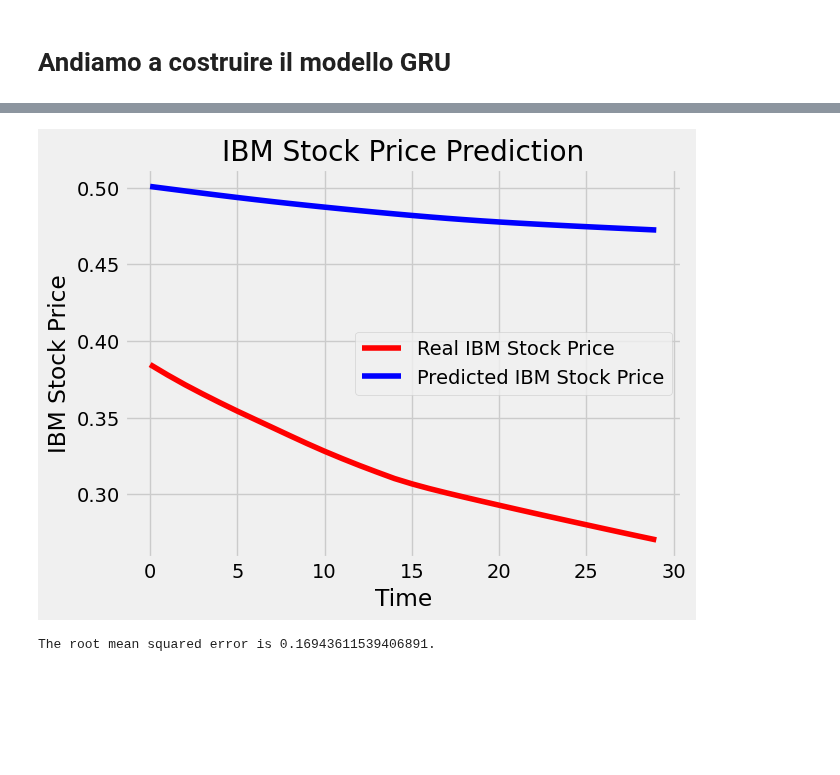
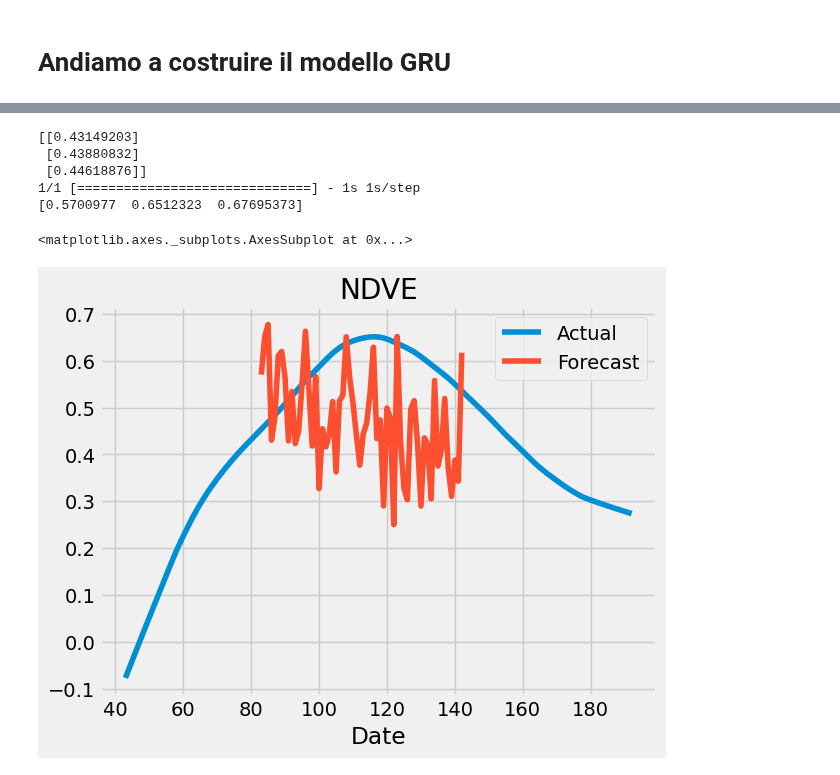
Before and after one commit to Simone-Scalella/AgriVision2022, a Jupyter notebook: GruEasy2.ipynb, the cells around one changed output, grey strips where cells are left out. Saved outputs shown, nothing was run; the diff lists cells and outputs as text; code cells hidden in the pictures; blank space fills up the shorter version.

```diff
--- a/GruEasy2.ipynb
+++ b/GruEasy2.ipynb
@@ -355,10 +341,33 @@ GRU_predicted_stock_price = sc.inverse_transform(GRU_predicted_stock_price)
-# %%
-# Visualizing the results for GRU
-plot_predictions(test_set,GRU_predicted_stock_price)
-# %% [output]
-[figure, removed]
-# %%
-# Evaluating GRU
-return_rmse(test_set,GRU_predicted_stock_price)
-# %% [output]
-The root mean squared error is 0.16943611539406891.
+# %%
+dataset_total = np.reshape(NDVI[90].data_matrix.flatten(),(NDVI[90].data_matrix.flatten().shape[0],1))
+starttime = 10
+stoptime = starttime+n_lookback
+inputs = dataset_total[starttime:stoptime] # generare "l'ultima sequenza disponibile"
+print(inputs[-3:])
+inputs  = sc.transform(inputs)
+inputs = inputs.reshape(1, n_lookback, 1)
+
+predicted_stock_price = regressorGRU.predict(inputs)
+predicted_stock_price = sc.inverse_transform(predicted_stock_price)
+print(predicted_stock_price[0][:3])
+
+# organize the results in a data frame
+Days = range(43,193)
+df_past = pd.DataFrame(columns=['Date', 'Actual'])
+df_past['Date'] = Days
+df_past['Actual'] = dataset_total
+
+df_future = pd.DataFrame(columns=['Date', 'Actual', 'Forecast'])
+df_future['Date'] = Days[stoptime:stoptime+n_forecast]
+df_future['Forecast'] = predicted_stock_price.flatten() #ha offset di 0.2 ma non si sa perche' :/
+
+results = df_past.append(df_future).set_index('Date')
+results.plot(title='NDVE')
+# %% [output]
+[[0.43149203]
+ [0.43880832]
+ [0.44618876]]
+1/1 [==============================] - 1s 1s/step
+[0.5700977  0.6512323  0.67695373]
+<matplotlib.axes._subplots.AxesSubplot at 0x...>
+[figure, added]
```
Also changed, not shown: parts of 9 cells of this notebook.
